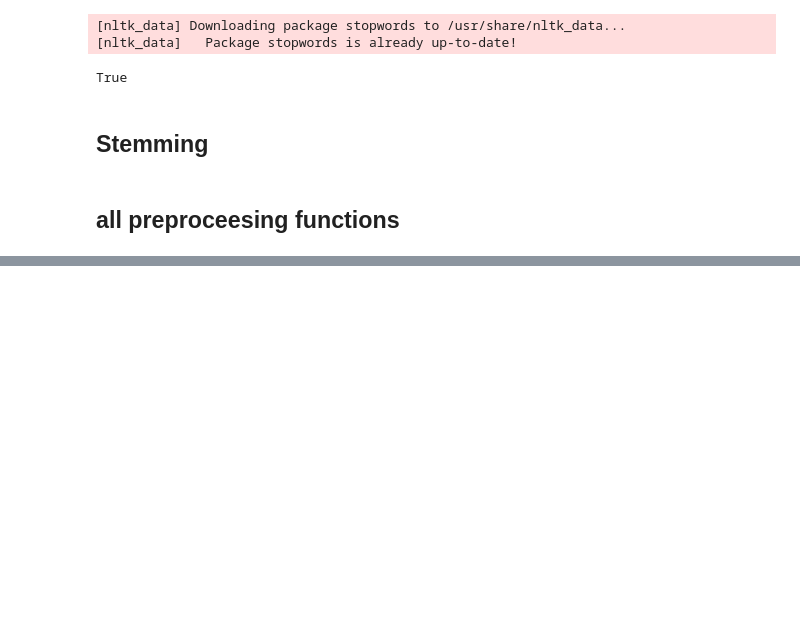
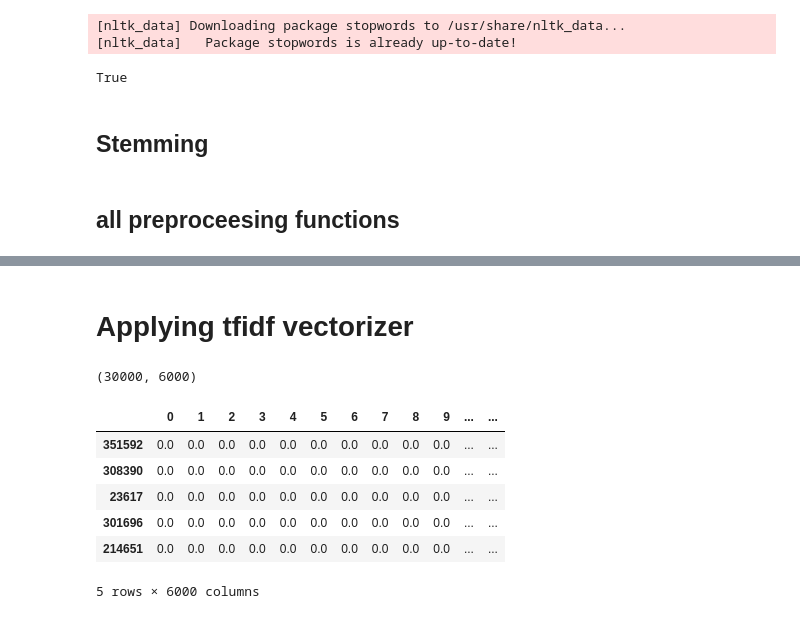
Before and after one commit to Saransh-Basu-01/Quora-Question-Pairs, a Jupyter notebook: Quora Question Pairs.ipynb, the cells around one changed output, grey strips where cells are left out. Drawn from its saved outputs; the diff is of its cells as text; code cells hidden in the pictures; blank space fills up the shorter version.

Commit message:
applied tfidf vectroizer in new preprocess dataset

```diff
--- a/Quora Question Pairs.ipynb
+++ b/Quora Question Pairs.ipynb
@@ -466,4 +466,5 @@ def preprocess_text(text):
     text = stem_words(text)
     return text
 # %%
-ques_df['question1'] = ques_df['question1'].apply(preprocess_text)
+ques_df[['question1', 'question2']]=ques_df[['question1', 'question2']].map(preprocess_text)
+ques_df.head()
@@ -469,0 +483,2 @@ ques_df['question1'] = ques_df['question1'].apply(preprocess_text)
+# %% [markdown]
+# Applying tfidf vectorizer
@@ -469,0 +487,22 @@ ques_df['question1'] = ques_df['question1'].apply(preprocess_text)
+# %%
+tfidf=TfidfVectorizer()
+questions=(ques_df['question1']).tolist()+(ques_df['question2']).tolist()
+tfidf=TfidfVectorizer(max_features=3000)
+q1_arr,q2_arr=np.vsplit(tfidf.fit_transform(questions).toarray(),2)
+# %%
+temp_df1=pd.DataFrame(q1_arr,index=ques_df.index)
+temp_df2=pd.DataFrame(q2_arr,index=ques_df.index)
+temp_df=pd.concat([temp_df1,temp_df2],axis=1)
+temp_df.shape
+# %% [output]
+(30000, 6000)
+# %%
+temp_df.head()
+# %% [output]
+|  | 0 | 1 | 2 | 3 | 4 | 5 | 6 | 7 | 8 | 9 | ... | ... |
+| 351592 | 0.0 | 0.0 | 0.0 | 0.0 | 0.0 | 0.0 | 0.0 | 0.0 | 0.0 | 0.0 | ... | ... |
+| 308390 | 0.0 | 0.0 | 0.0 | 0.0 | 0.0 | 0.0 | 0.0 | 0.0 | 0.0 | 0.0 | ... | ... |
+| 23617 | 0.0 | 0.0 | 0.0 | 0.0 | 0.0 | 0.0 | 0.0 | 0.0 | 0.0 | 0.0 | ... | ... |
+| 301696 | 0.0 | 0.0 | 0.0 | 0.0 | 0.0 | 0.0 | 0.0 | 0.0 | 0.0 | 0.0 | ... | ... |
+| 214651 | 0.0 | 0.0 | 0.0 | 0.0 | 0.0 | 0.0 | 0.0 | 0.0 | 0.0 | 0.0 | ... | ... |
+5 rows × 6000 columns
```
Also changed, not shown: parts of 7 cells of this notebook.
